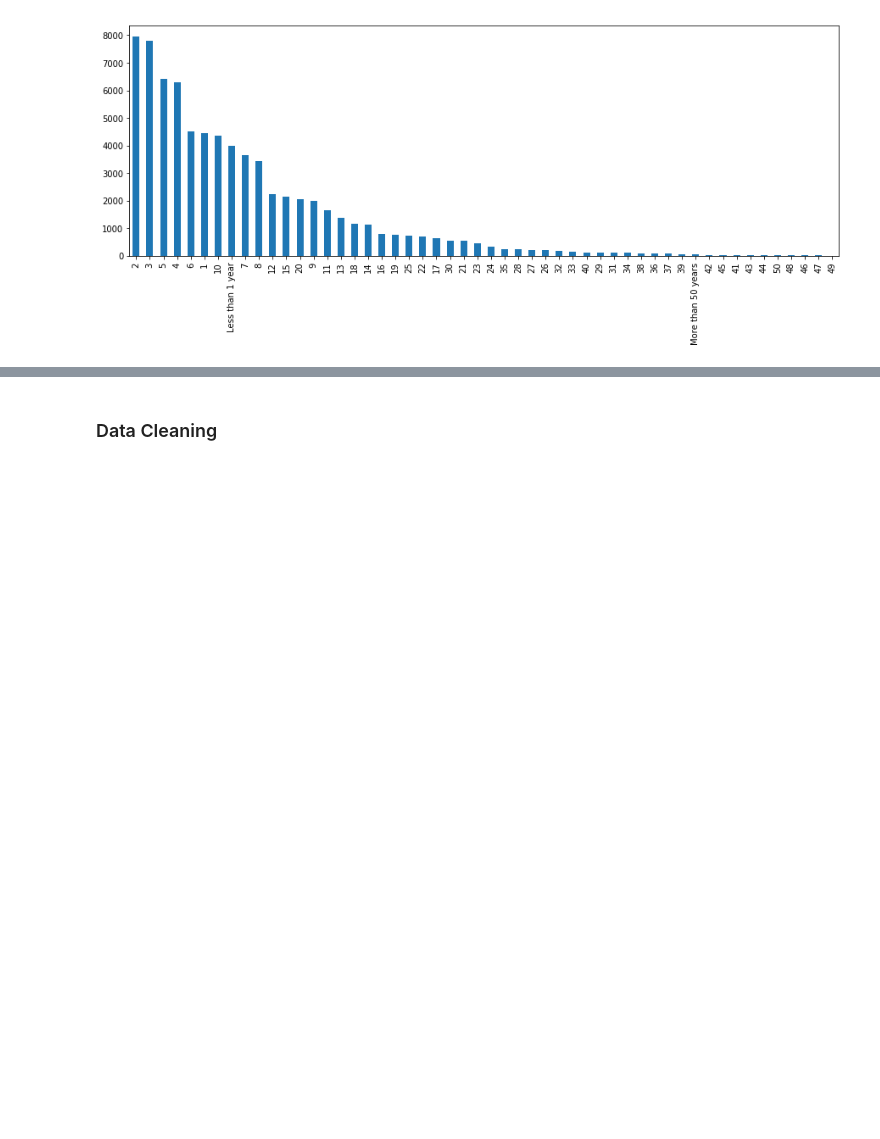
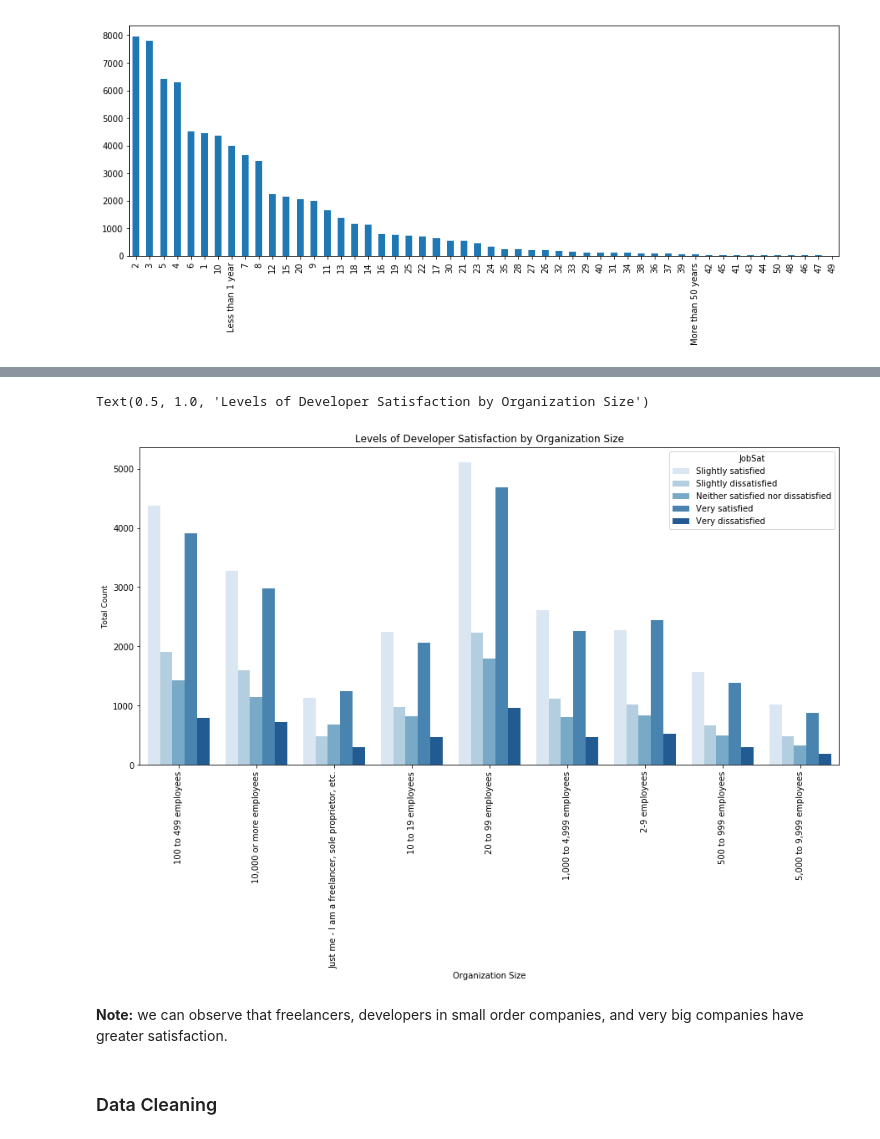
Before and after one commit to alssalo/stack-overflow, a Jupyter notebook: Stack Overflow Survey Analysis.ipynb, the cells around one changed output, grey strips where cells are left out. Saved outputs shown, nothing was run; the diff lists cells and outputs as text; code cells hidden in the pictures; blank space fills up the shorter version.

```diff
--- a/Stack Overflow Survey Analysis.ipynb
+++ b/Stack Overflow Survey Analysis.ipynb
@@ -265,4 +263,20 @@ No     25214
 Name: BetterLife, dtype: int64
+# %%
+# plot Levels of Developer Satisfaction by Organization Size
+df2 = data_2019.dropna(subset=['OrgSize', 'JobSat'], axis=0)
+
+plt.figure(figsize=(15,7))
+sns.countplot(x='OrgSize', hue='JobSat', data=df2 ,palette ="Blues")
+plt.xlabel('Organization Size')
+plt.xticks(rotation='vertical')
+plt.ylabel('Total Count', fontsize=9)
+plt.title('Levels of Developer Satisfaction by Organization Size')
+# %% [output]
+Text(0.5, 1.0, 'Levels of Developer Satisfaction by Organization Size')
+[figure, added]
+# %% [markdown]
+**Note:**
+we can observe that freelancers, developers in small order companies, and very big companies have greater satisfaction.
 # %% [markdown]
 ### Data Cleaning
 # %%
```
Also changed, not shown: parts of 21 cells of this notebook.
